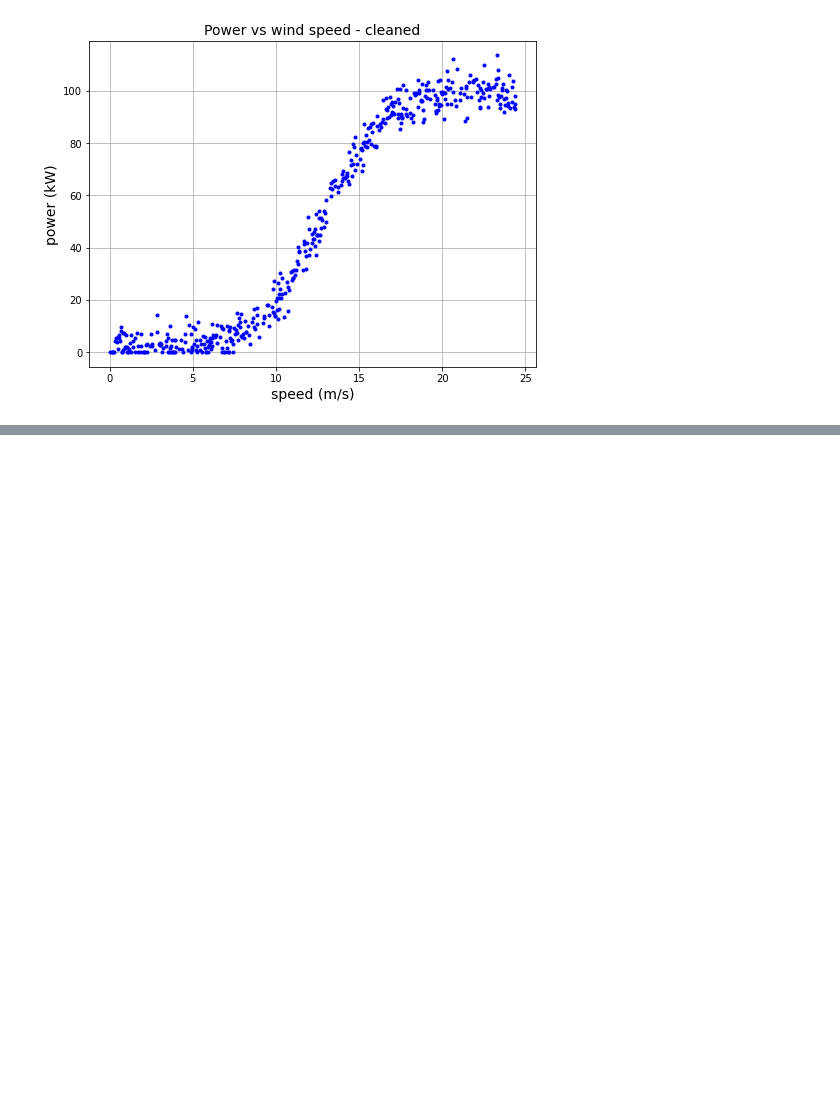
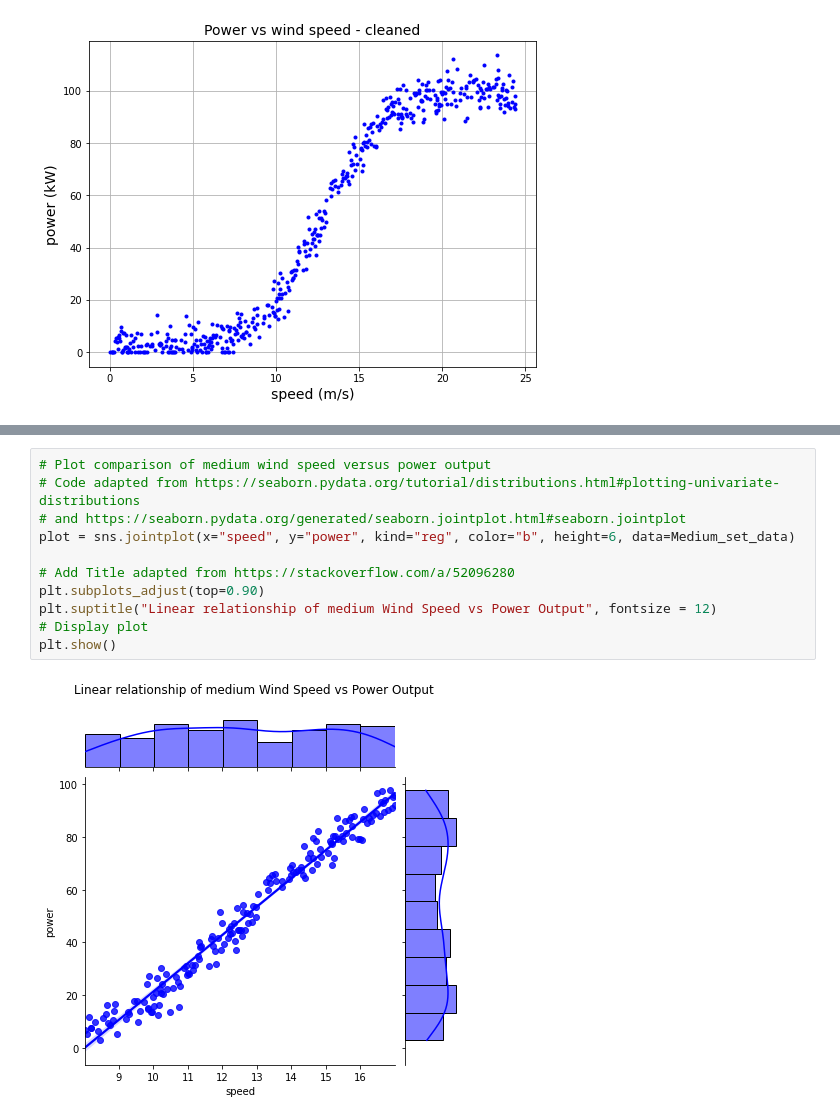
Before and after one commit to SasiGV/MLProject2020., a Jupyter notebook: Initial_draft.ipynb, the cells around one changed output, grey strips where cells are left out. Drawn from its saved outputs; the diff is of its cells as text; blank space fills up the shorter version.

```diff
--- a/Initial_draft.ipynb
+++ b/Initial_draft.ipynb
@@ -147,0 +226,13 @@ plt.grid()
+# %%
+# Plot comparison of medium wind speed versus power output
+# Code adapted from https://seaborn.pydata.org/tutorial/distributions.html#plotting-univariate-distributions
+# and https://seaborn.pydata.org/generated/seaborn.jointplot.html#seaborn.jointplot
+plot = sns.jointplot(x="speed", y="power", kind="reg", color="b", height=6, data=Medium_set_data)
+
+# Add Title adapted from https://stackoverflow.com/a/52096280
+plt.subplots_adjust(top=0.90)
+plt.suptitle("Linear relationship of medium Wind Speed vs Power Output", fontsize = 12)
+# Display plot
+plt.show()
+# %% [output]
+[figure, added]
```
Also changed, not shown: parts of 12 cells of this notebook, 3 other files.
